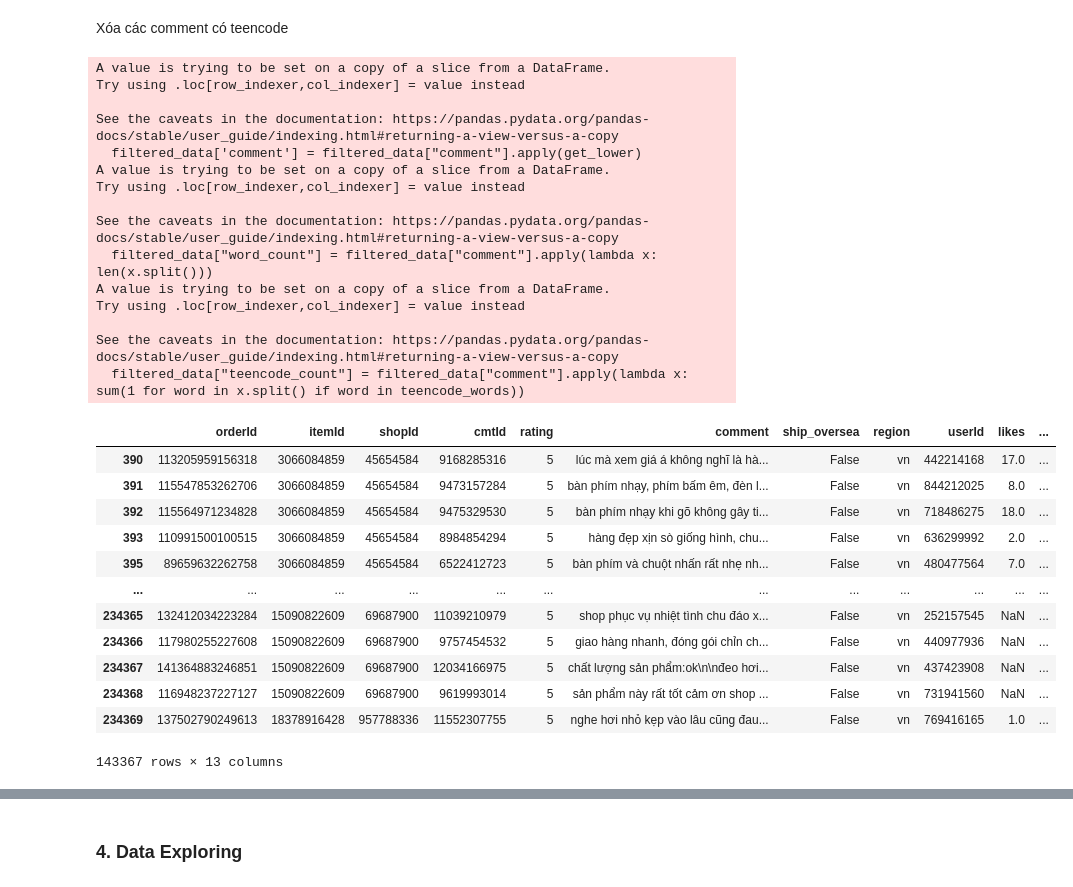
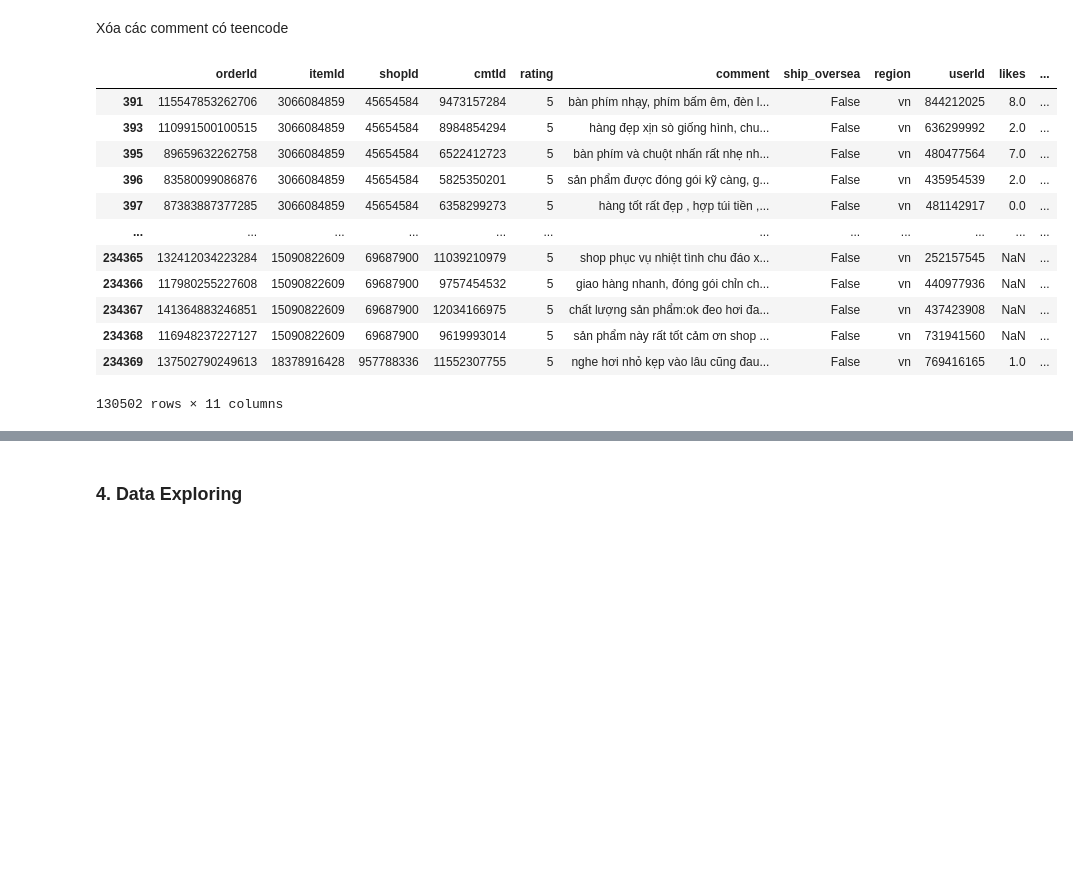
Before and after one commit to httai123/Vienamese-Ecommerce-Analysis, a Jupyter notebook: EDA/eda/reviews/reviews_shopee.ipynb, the cells around one changed output, grey strips where cells are left out. Cells and saved outputs as stored; diff of their text form; code cells hidden in the pictures; blank space fills up the shorter version.

```diff
--- a/EDA/eda/reviews/reviews_shopee.ipynb
+++ b/EDA/eda/reviews/reviews_shopee.ipynb
@@ -150,0 +121,21 @@ memory usage: 11.2+ MB
+# %%
+filtered_data = combine
+def remove_emoji(text):
+    emoji_pattern = re.compile("["
+                           u"\U0001F600-\U0001F64F"  # emoticons
+                           u"\U0001F300-\U0001F5FF"  # symbols & pictographs
+                           u"\U0001F680-\U0001F6FF"  # transport & map symbols
+                           u"\U0001F700-\U0001F77F"  # alchemical symbols
+                           u"\U0001F780-\U0001F7FF"  # Geometric Shapes Extended
+                           u"\U0001F800-\U0001F8FF"  # Supplemental Arrows-C
+                           u"\U0001F900-\U0001F9FF"  # Supplemental Symbols and Pictographs
+                           u"\U0001FA00-\U0001FA6F"  # Chess Symbols
+                           u"\U0001FA70-\U0001FAFF"  # Symbols and Pictographs Extended-A
+                           u"\U0001F004-\U0001F0CF"  # CJK Compatibility Ideographs
+                           u"\U0001F170-\U0001F251"  # Enclosed Ideographic Supplement
+                           "]+", flags=re.UNICODE)
+    return emoji_pattern.sub(r' ', text)
+
+filtered_data["comment"] = filtered_data["comment"].apply(remove_emoji)
+
+filtered_data.info()
@@ -151,44 +161,36 @@ memory usage: 11.2+ MB
 # %% [markdown]
 Xóa các comment có teencode
 # %%
-with open('teencode.txt',"r", encoding="utf-8") as file:
+with open('teencode.txt', "r", encoding="utf-8") as file:
     teencode_words = [line.strip() for line in file]
 
+def get_lower(text):
+    return text.lower().strip()
 
-def get_lower(text):
-        return text.lower().strip()
+def remove_teencode_words(text):
+    words = text.split()
+    cleaned_words = [word for word in words if word not in teencode_words]
+    return ' '.join(cleaned_words)
 
-filtered_data['comment'] = filtered_data["comment"].apply(get_lower)
+filtered_data['comment'] = filtered_data['comment'].apply(get_lower)
+filtered_data['comment'] = filtered_data['comment'].apply(remove_teencode_words)
 filtered_data["word_count"] = filtered_data["comment"].apply(lambda x: len(x.split()))
-filtered_data["teencode_count"] = filtered_data["comment"].apply(lambda x: sum(1 for word in x.split() if word in teencode_words))
+
+# Filter comments based on word count
+filtered_data = filtered_data[(filtered_data["word_count"] > 5) & (filtered_data["word_count"] < 50)]
 
 filtered_data
 # %% [output]
+|  | orderId | itemId | shopId | cmtId | rating | comment | ship_oversea | region | userId | likes | ... |
+| 391 | 115547853262706 | 3066084859 | 45654584 | 9473157284 | 5 | bàn phím nhạy, phím bấm êm, đèn l... | False | vn | 844212025 | 8.0 | ... |
+| 393 | 110991500100515 | 3066084859 | 45654584 | 8984854294 | 5 | hàng đẹp xịn sò giống hình, chu... | False | vn | 636299992 | 2.0 | ... |
+| 395 | 89659632262758 | 3066084859 | 45654584 | 6522412723 | 5 | bàn phím và chuột nhấn rất nhẹ nh... | False | vn | 480477564 | 7.0 | ... |
+| 396 | 83580099086876 | 3066084859 | 45654584 | 5825350201 | 5 | sản phẩm được đóng gói kỹ càng, g... | False | vn | 435954539 | 2.0 | ... |
+| 397 | 87383887377285 | 3066084859 | 45654584 | 6358299273 | 5 | hàng tốt rất đẹp , hợp túi tiền ,... | False | vn | 481142917 | 0.0 | ... |
+| ... | ... | ... | ... | ... | ... | ... | ... | ... | ... | ... | ... |
+| 234365 | 132412034223284 | 15090822609 | 69687900 | 11039210979 | 5 | shop phục vụ nhiệt tình chu đáo x... | False | vn | 252157545 | NaN | ... |
+| 234366 | 117980255227608 | 15090822609 | 69687900 | 9757454532 | 5 | giao hàng nhanh, đóng gói chỉn ch... | False | vn | 440977936 | NaN | ... |
+| 234367 | 141364883246851 | 15090822609 | 69687900 | 12034166975 | 5 | chất lượng sản phẩm:ok đeo hơi đa... | False | vn | 437423908 | NaN | ... |
+| 234368 | 116948237227127 | 15090822609 | 69687900 | 9619993014 | 5 | sản phẩm này rất tốt cảm ơn shop ... | False | vn | 731941560 | NaN | ... |
+| 234369 | 137502790249613 | 18378916428 | 957788336 | 11552307755 | 5 | nghe hơi nhỏ kẹp vào lâu cũng đau... | False | vn | 769416165 | 1.0 | ... |
-A value is trying to be set on a copy of a slice from a DataFrame.
-Try using .loc[row_indexer,col_indexer] = value instead
-
-See the caveats in the documentation: https://pandas.pydata.org/pandas-docs/stable/user_guide/indexing.html#returning-a-view-versus-a-copy
-  filtered_data['comment'] = filtered_data["comment"].apply(get_lower)
-A value is trying to be set on a copy of a slice from a DataFrame.
-Try using .loc[row_indexer,col_indexer] = value instead
-
-See the caveats in the documentation: https://pandas.pydata.org/pandas-docs/stable/user_guide/indexing.html#returning-a-view-versus-a-copy
-  filtered_data["word_count"] = filtered_data["comment"].apply(lambda x: len(x.split()))
-A value is trying to be set on a copy of a slice from a DataFrame.
-Try using .loc[row_indexer,col_indexer] = value instead
-
-See the caveats in the documentation: https://pandas.pydata.org/pandas-docs/stable/user_guide/indexing.html#returning-a-view-versus-a-copy
-  filtered_data["teencode_count"] = filtered_data["comment"].apply(lambda x: sum(1 for word in x.split() if word in teencode_words))
+130502 rows × 11 columns
-|  | orderId | itemId | shopId | cmtId | rating | comment | ship_oversea | region | userId | likes | ... |
-| 390 | 113205959156318 | 3066084859 | 45654584 | 9168285316 | 5 | lúc mà xem giá á không nghĩ là hà... | False | vn | 442214168 | 17.0 | ... |
-| 391 | 115547853262706 | 3066084859 | 45654584 | 9473157284 | 5 | bàn phím nhạy, phím bấm êm, đèn l... | False | vn | 844212025 | 8.0 | ... |
-| 392 | 115564971234828 | 3066084859 | 45654584 | 9475329530 | 5 | bàn phím nhạy khi gõ không gây ti... | False | vn | 718486275 | 18.0 | ... |
-| 393 | 110991500100515 | 3066084859 | 45654584 | 8984854294 | 5 | hàng đẹp xịn sò giống hình, chu... | False | vn | 636299992 | 2.0 | ... |
-| 395 | 89659632262758 | 3066084859 | 45654584 | 6522412723 | 5 | bàn phím và chuột nhấn rất nhẹ nh... | False | vn | 480477564 | 7.0 | ... |
-| ... | ... | ... | ... | ... | ... | ... | ... | ... | ... | ... | ... |
-| 234365 | 132412034223284 | 15090822609 | 69687900 | 11039210979 | 5 | shop phục vụ nhiệt tình chu đáo x... | False | vn | 252157545 | NaN | ... |
-| 234366 | 117980255227608 | 15090822609 | 69687900 | 9757454532 | 5 | giao hàng nhanh, đóng gói chỉn ch... | False | vn | 440977936 | NaN | ... |
-| 234367 | 141364883246851 | 15090822609 | 69687900 | 12034166975 | 5 | chất lượng sản phẩm:ok\n\nđeo hơi... | False | vn | 437423908 | NaN | ... |
-| 234368 | 116948237227127 | 15090822609 | 69687900 | 9619993014 | 5 | sản phẩm này rất tốt cảm ơn shop ... | False | vn | 731941560 | NaN | ... |
-| 234369 | 137502790249613 | 18378916428 | 957788336 | 11552307755 | 5 | nghe hơi nhỏ kẹp vào lâu cũng đau... | False | vn | 769416165 | 1.0 | ... |
-143367 rows × 13 columns
```
Also changed, not shown: parts of 28 cells of this notebook, 57 other files.
